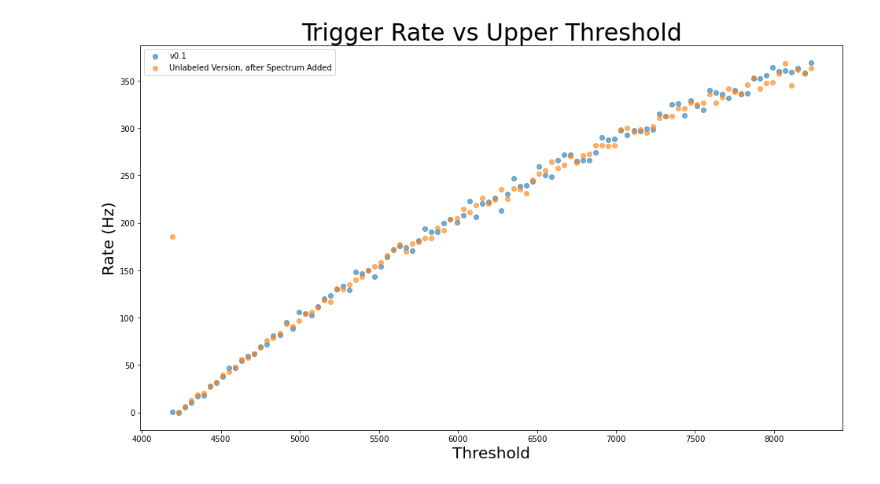
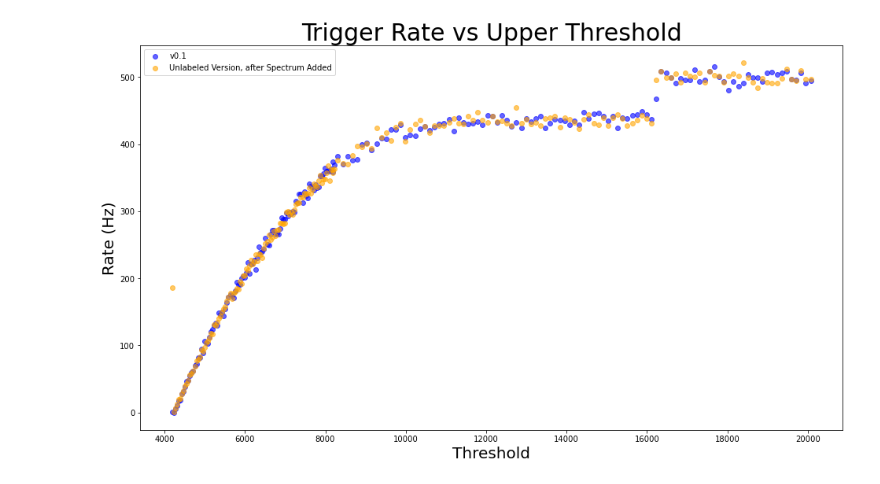
Before and after one commit to villano-lab/R76Firmware, a Jupyter notebook: plots/Troubleshoot.ipynb, the cells around one changed output. Drawn from its saved outputs; the diff is of its cells as text; code cells hidden in the pictures.

```diff
--- a/plots/Troubleshoot.ipynb
+++ b/plots/Troubleshoot.ipynb
@@ -14,23 +14,25 @@ thresh_hi = v01_high.iloc[:,0]
 rate_1 = v01.iloc[:,1]
 rate_n = new.iloc[:,1]
 rate_1h = v01_high.iloc[:,1]
-rate_n
+rate_nh = new_high.iloc[:,1]
 
 #Remove variables that won't be used again.
 del v01,new
 # %%
 plt.figure(figsize=(16,9))
 
-plt.scatter(threshold,rate_1,label="v0.1",alpha=0.6)
-plt.scatter(threshold,rate_n,label="Unlabeled Version, after Spectrum Added",alpha=0.6)
+plt.scatter(threshold,rate_1,label="v0.1",alpha=0.6,color='blue')
+plt.scatter(threshold,rate_n,label="Unlabeled Version, after Spectrum Added",alpha=0.6,color='orange')
+plt.scatter(thresh_hi,rate_1h,alpha=0.6,color='blue')
+plt.scatter(thresh_hi,rate_nh,alpha=0.6,color='orange')
 
 plt.xlabel("Threshold",size=20)
 plt.ylabel("Rate (Hz)",size=20)
 plt.title("Trigger Rate vs Upper Threshold",size=30)
 plt.rc('xtick',labelsize=16)
 plt.rc('ytick',labelsize=16)
 
 plt.legend()
 plt.show()
 # %% [output]
-[figure, old version]
+[figure, new version]
```
Also changed, not shown: parts of 6 cells of this notebook.
